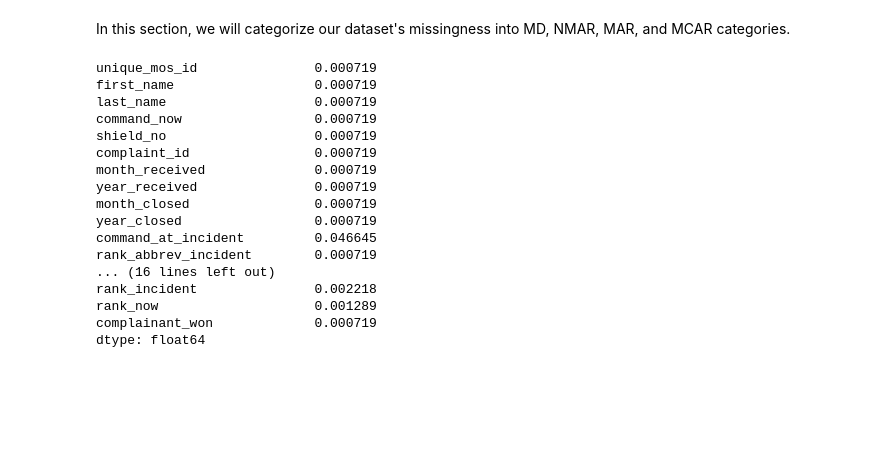
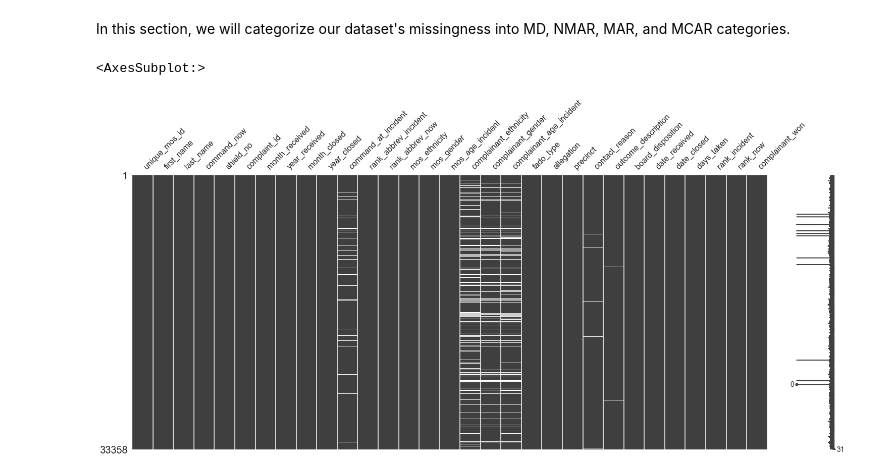
Before and after one commit to RyanHUNGry/nypd-civilian-complaints-EDA, a Jupyter notebook: notebook.ipynb, the cells around one changed output. Saved outputs shown, nothing was run; the diff lists cells and outputs as text; code cells hidden in the pictures; blank space fills up the shorter version.

Commit message:
Finished missingness assessment

```diff
--- a/notebook.ipynb
+++ b/notebook.ipynb
@@ -752,24 +752,9 @@ P-value: 0.0
 ### Assessment of data missingness:
 # %% [markdown]
 In this section, we will categorize our dataset's missingness into MD, NMAR, MAR, and MCAR categories.
-# %%
-complaints.isna().mean() # Calculate proportion of missing data for each feature
-# %% [output]
-unique_mos_id               0.000719
-first_name                  0.000719
-last_name                   0.000719
-command_now                 0.000719
-shield_no                   0.000719
-complaint_id                0.000719
-month_received              0.000719
-year_received               0.000719
-month_closed                0.000719
-year_closed                 0.000719
-command_at_incident         0.046645
-rank_abbrev_incident        0.000719
-... (16 lines left out)
-rank_incident               0.002218
-rank_now                    0.001289
-complainant_won             0.000719
-dtype: float64
+# %%
+msno.matrix(complaints)
+# %% [output]
+<AxesSubplot:>
+[figure, added]
 # %% [markdown]
```
Also changed, not shown: parts of 17 cells of this notebook.
